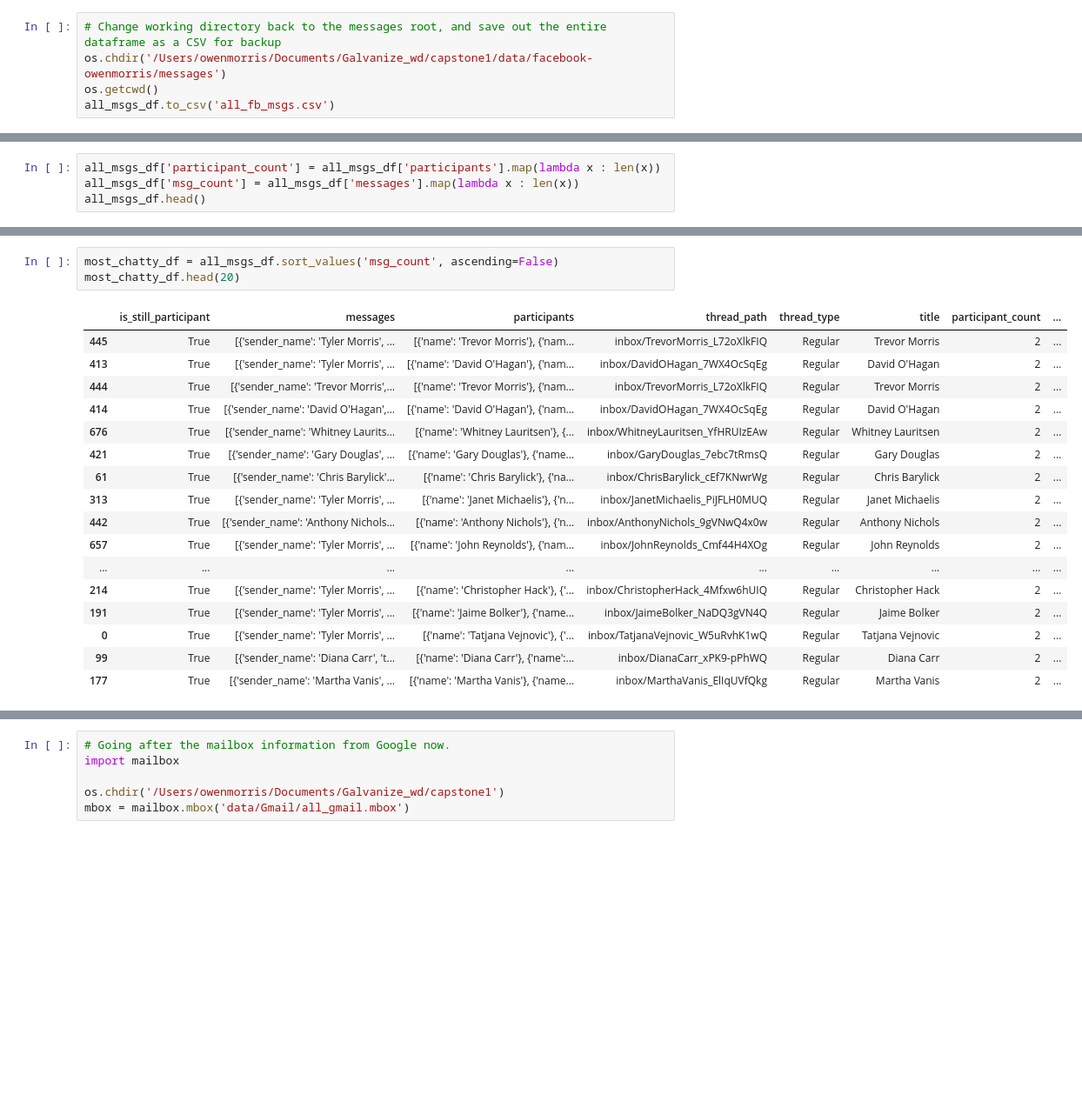
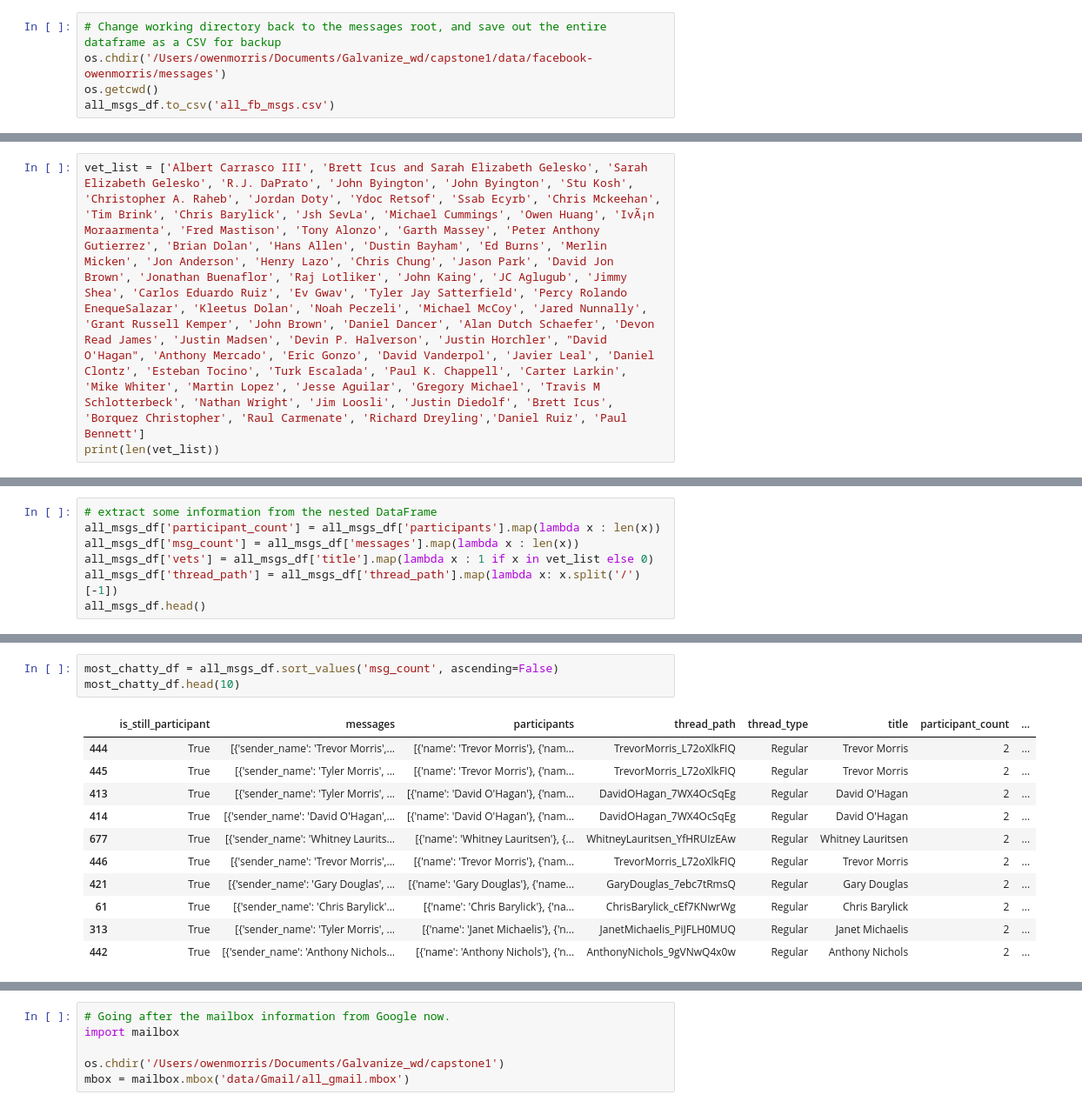
Before and after one commit to Tyler-Owen-Morris/capstone1, a Jupyter notebook: Facebook_EDA.ipynb, the cells around one changed output, grey strips where cells are left out. Shown at 87% size. Saved outputs shown, nothing was run; the diff lists cells and outputs as text; blank space fills up the shorter version.

Commit message:
midday commit- running stats on my messages data

```diff
--- a/Facebook_EDA.ipynb
+++ b/Facebook_EDA.ipynb
@@ -295,0 +312,3 @@ all_msgs_df.to_csv('all_fb_msgs.csv')
+# %%
+vet_list = ['Albert Carrasco III', 'Brett Icus and Sarah Elizabeth Gelesko', 'Sarah Elizabeth Gelesko', 'R.J. DaPrato', 'John Byington', 'John Byington', 'Stu Kosh', 'Christopher A. Raheb', 'Jordan Doty', 'Ydoc Retsof', 'Ssab Ecyrb', 'Chris Mckeehan', 'Tim Brink', 'Chris Barylick', 'Jsh SevLa', 'Michael Cummings', 'Owen Huang', 'IvÃ¡n Moraarmenta', 'Fred Mastison', 'Tony Alonzo', 'Garth Massey', 'Peter Anthony Gutierrez', 'Brian Dolan', 'Hans Allen', 'Dustin Bayham', 'Ed Burns', 'Merlin Micken', 'Jon Anderson', 'Henry Lazo', 'Chris Chung', 'Jason Park', 'David Jon Brown', 'Jonathan Buenaflor', 'Raj Lotliker', 'John Kaing', 'JC Aglugub', 'Jimmy Shea', 'Carlos Eduardo Ruiz', 'Ev Gwav', 'Tyler Jay Satterfield', 'Percy Rolando EnequeSalazar', 'Kleetus Dolan', 'Noah Peczeli', 'Michael McCoy', 'Jared Nunnally', 'Grant Russell Kemper', 'John Brown', 'Daniel Dancer', 'Alan Dutch Schaefer', 'Devon Read James', 'Justin Madsen', 'Devin P. Halverson', 'Justin Horchler', "David O'Hagan", 'Anthony Mercado', 'Eric Gonzo', 'David Vanderpol', 'Javier Leal', 'Daniel Clontz', 'Esteban Tocino', 'Turk Escalada', 'Paul K. Chappell', 'Carter Larkin', 'Mike Whiter', 'Martin Lopez', 'Jesse Aguilar', 'Gregory Michael', 'Travis M Schlotterbeck', 'Nathan Wright', 'Jim Loosli', 'Justin Diedolf', 'Brett Icus', 'Borquez Christopher', 'Raul Carmenate', 'Richard Dreyling','Daniel Ruiz', 'Paul Bennett']
+print(len(vet_list))
@@ -296,6 +317,9 @@ all_msgs_df.to_csv('all_fb_msgs.csv')
 # %%
+# extract some information from the nested DataFrame
 all_msgs_df['participant_count'] = all_msgs_df['participants'].map(lambda x : len(x))
 all_msgs_df['msg_count'] = all_msgs_df['messages'].map(lambda x : len(x))
+all_msgs_df['vets'] = all_msgs_df['title'].map(lambda x : 1 if x in vet_list else 0)
+all_msgs_df['thread_path'] = all_msgs_df['thread_path'].map(lambda x: x.split('/')[-1])
 all_msgs_df.head()
 # %% [output]
 |  | is_still_participant | messages | participants | thread_path | thread_type | title | participant_count | ... |
@@ -307,21 +381,15 @@ all_msgs_df.head()
 # %%
 most_chatty_df = all_msgs_df.sort_values('msg_count', ascending=False)
-most_chatty_df.head(20)
+most_chatty_df.head(10)
 # %% [output]
 |  | is_still_participant | messages | participants | thread_path | thread_type | title | participant_count | ... |
-| 445 | True | [{'sender_name': 'Tyler Morris', ... | [{'name': 'Trevor Morris'}, {'nam... | inbox/TrevorMorris_L72oXlkFIQ | Regular | Trevor Morris | 2 | ... |
-| 413 | True | [{'sender_name': 'Tyler Morris', ... | [{'name': 'David O'Hagan'}, {'nam... | inbox/DavidOHagan_7WX4OcSqEg | Regular | David O'Hagan | 2 | ... |
-| 444 | True | [{'sender_name': 'Trevor Morris',... | [{'name': 'Trevor Morris'}, {'nam... | inbox/TrevorMorris_L72oXlkFIQ | Regular | Trevor Morris | 2 | ... |
-| 414 | True | [{'sender_name': 'David O'Hagan',... | [{'name': 'David O'Hagan'}, {'nam... | inbox/DavidOHagan_7WX4OcSqEg | Regular | David O'Hagan | 2 | ... |
-| 676 | True | [{'sender_name': 'Whitney Laurits... | [{'name': 'Whitney Lauritsen'}, {... | inbox/WhitneyLauritsen_YfHRUIzEAw | Regular | Whitney Lauritsen | 2 | ... |
-| 421 | True | [{'sender_name': 'Gary Douglas', ... | [{'name': 'Gary Douglas'}, {'name... | inbox/GaryDouglas_7ebc7tRmsQ | Regular | Gary Douglas | 2 | ... |
-| 61 | True | [{'sender_name': 'Chris Barylick'... | [{'name': 'Chris Barylick'}, {'na... | inbox/ChrisBarylick_cEf7KNwrWg | Regular | Chris Barylick | 2 | ... |
-| 313 | True | [{'sender_name': 'Tyler Morris', ... | [{'name': 'Janet Michaelis'}, {'n... | inbox/JanetMichaelis_PiJFLH0MUQ | Regular | Janet Michaelis | 2 | ... |
-| 442 | True | [{'sender_name': 'Anthony Nichols... | [{'name': 'Anthony Nichols'}, {'n... | inbox/AnthonyNichols_9gVNwQ4x0w | Regular | Anthony Nichols | 2 | ... |
-| 657 | True | [{'sender_name': 'Tyler Morris', ... | [{'name': 'John Reynolds'}, {'nam... | inbox/JohnReynolds_Cmf44H4XOg | Regular | John Reynolds | 2 | ... |
-| ... | ... | ... | ... | ... | ... | ... | ... | ... |
-| 214 | True | [{'sender_name': 'Tyler Morris', ... | [{'name': 'Christopher Hack'}, {'... | inbox/ChristopherHack_4Mfxw6hUIQ | Regular | Christopher Hack | 2 | ... |
-| 191 | True | [{'sender_name': 'Tyler Morris', ... | [{'name': 'Jaime Bolker'}, {'name... | inbox/JaimeBolker_NaDQ3gVN4Q | Regular | Jaime Bolker | 2 | ... |
-| 0 | True | [{'sender_name': 'Tyler Morris', ... | [{'name': 'Tatjana Vejnovic'}, {'... | inbox/TatjanaVejnovic_W5uRvhK1wQ | Regular | Tatjana Vejnovic | 2 | ... |
-| 99 | True | [{'sender_name': 'Diana Carr', 't... | [{'name': 'Diana Carr'}, {'name':... | inbox/DianaCarr_xPK9-pPhWQ | Regular | Diana Carr | 2 | ... |
-| 177 | True | [{'sender_name': 'Martha Vanis', ... | [{'name': 'Martha Vanis'}, {'name... | inbox/MarthaVanis_ElIqUVfQkg | Regular | Martha Vanis | 2 | ... |
+| 444 | True | [{'sender_name': 'Trevor Morris',... | [{'name': 'Trevor Morris'}, {'nam... | TrevorMorris_L72oXlkFIQ | Regular | Trevor Morris | 2 | ... |
+| 445 | True | [{'sender_name': 'Tyler Morris', ... | [{'name': 'Trevor Morris'}, {'nam... | TrevorMorris_L72oXlkFIQ | Regular | Trevor Morris | 2 | ... |
+| 413 | True | [{'sender_name': 'Tyler Morris', ... | [{'name': 'David O'Hagan'}, {'nam... | DavidOHagan_7WX4OcSqEg | Regular | David O'Hagan | 2 | ... |
+| 414 | True | [{'sender_name': 'David O'Hagan',... | [{'name': 'David O'Hagan'}, {'nam... | DavidOHagan_7WX4OcSqEg | Regular | David O'Hagan | 2 | ... |
+| 677 | True | [{'sender_name': 'Whitney Laurits... | [{'name': 'Whitney Lauritsen'}, {... | WhitneyLauritsen_YfHRUIzEAw | Regular | Whitney Lauritsen | 2 | ... |
+| 446 | True | [{'sender_name': 'Trevor Morris',... | [{'name': 'Trevor Morris'}, {'nam... | TrevorMorris_L72oXlkFIQ | Regular | Trevor Morris | 2 | ... |
+| 421 | True | [{'sender_name': 'Gary Douglas', ... | [{'name': 'Gary Douglas'}, {'name... | GaryDouglas_7ebc7tRmsQ | Regular | Gary Douglas | 2 | ... |
+| 61 | True | [{'sender_name': 'Chris Barylick'... | [{'name': 'Chris Barylick'}, {'na... | ChrisBarylick_cEf7KNwrWg | Regular | Chris Barylick | 2 | ... |
+| 313 | True | [{'sender_name': 'Tyler Morris', ... | [{'name': 'Janet Michaelis'}, {'n... | JanetMichaelis_PiJFLH0MUQ | Regular | Janet Michaelis | 2 | ... |
+| 442 | True | [{'sender_name': 'Anthony Nichols... | [{'name': 'Anthony Nichols'}, {'n... | AnthonyNichols_9gVNwQ4x0w | Regular | Anthony Nichols | 2 | ... |
```
Also changed, not shown: parts of 20 cells of this notebook, 2 other files.
